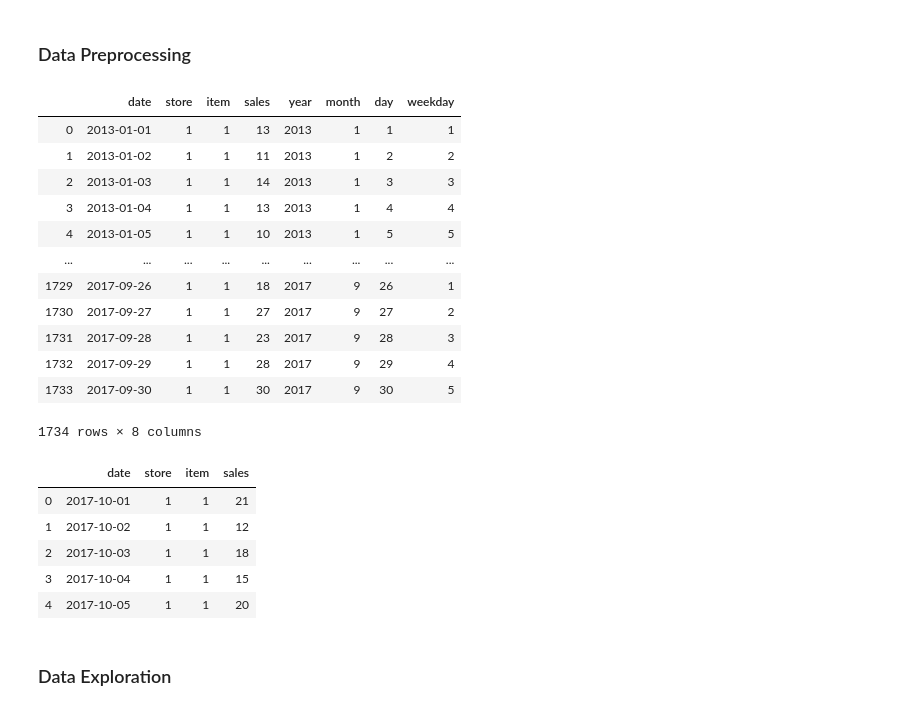
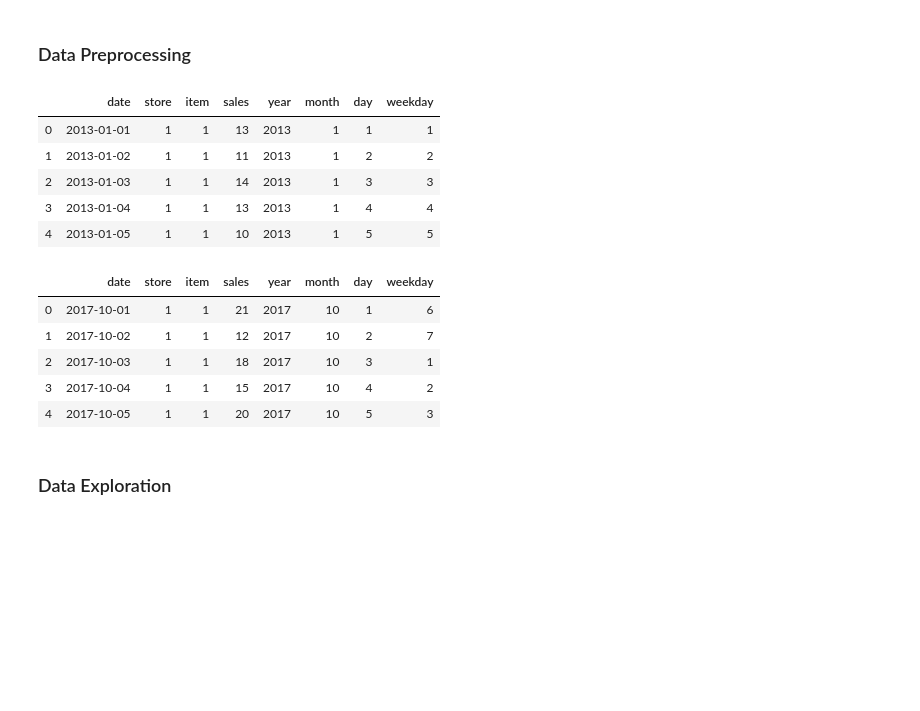
Before and after one commit to akshitvjain/product-sales-forecasting, a Jupyter notebook: notebook-sales-demand-forecasting.ipynb, the cells around one changed output. Saved outputs shown, nothing was run; the diff lists cells and outputs as text; code cells hidden in the pictures; blank space fills up the shorter version.

Commit message:
regression feature selection

```diff
--- a/notebook-sales-demand-forecasting.ipynb
+++ b/notebook-sales-demand-forecasting.ipynb
@@ -52,47 +54,39 @@ dtype: int64
 # %%
 # Filter records for store 1 and item 1 -> to be able to scale to other items in the future
 df = df[df['store'] == 1]
 df = df[df['item'] == 1]
 
 df['date'] = pd.to_datetime(df['date'], format='%Y-%m-%d') # convert date column to datatime object
 
+# Create Date-related Features to be used for EDA and Supervised ML: Regression
+df['year'] = df['date'].dt.year
+df['month'] = df['date'].dt.month
+df['day'] = df['date'].dt.day
+df['weekday'] = df['date'].dt.weekday
+df['weekday'] = np.where(df.weekday == 0, 7, df.weekday)
+
 # Split the series to predict the last 3 months of 2017
 temp_df = df.set_index('date')
-
 train_df = temp_df.loc[:'2017-09-30'].reset_index(drop=False)
 test_df = temp_df.loc['2017-10-01':].reset_index(drop=False)
 
-# Create Date-related Features to be used for EDA and Supervised ML: Regression
-train_df['year'] = train_df['date'].dt.year
-train_df['month'] = train_df['date'].dt.month
-train_df['day'] = train_df['date'].dt.day
-train_df['weekday'] = train_df['date'].dt.weekday
-train_df['weekday'] = np.where(train_df.weekday == 0, 7, train_df.weekday)
-
-train_df
+train_df.head()
 # %% [output]
 |  | date | store | item | sales | year | month | day | weekday |
 | 0 | 2013-01-01 | 1 | 1 | 13 | 2013 | 1 | 1 | 1 |
 | 1 | 2013-01-02 | 1 | 1 | 11 | 2013 | 1 | 2 | 2 |
 | 2 | 2013-01-03 | 1 | 1 | 14 | 2013 | 1 | 3 | 3 |
 | 3 | 2013-01-04 | 1 | 1 | 13 | 2013 | 1 | 4 | 4 |
 | 4 | 2013-01-05 | 1 | 1 | 10 | 2013 | 1 | 5 | 5 |
-| ... | ... | ... | ... | ... | ... | ... | ... | ... |
-| 1729 | 2017-09-26 | 1 | 1 | 18 | 2017 | 9 | 26 | 1 |
-| 1730 | 2017-09-27 | 1 | 1 | 27 | 2017 | 9 | 27 | 2 |
-| 1731 | 2017-09-28 | 1 | 1 | 23 | 2017 | 9 | 28 | 3 |
-| 1732 | 2017-09-29 | 1 | 1 | 28 | 2017 | 9 | 29 | 4 |
-| 1733 | 2017-09-30 | 1 | 1 | 30 | 2017 | 9 | 30 | 5 |
-1734 rows × 8 columns
 # %%
 test_df.head()
 # %% [output]
-|  | date | store | item | sales |
-| 0 | 2017-10-01 | 1 | 1 | 21 |
-| 1 | 2017-10-02 | 1 | 1 | 12 |
-| 2 | 2017-10-03 | 1 | 1 | 18 |
-| 3 | 2017-10-04 | 1 | 1 | 15 |
-| 4 | 2017-10-05 | 1 | 1 | 20 |
+|  | date | store | item | sales | year | month | day | weekday |
+| 0 | 2017-10-01 | 1 | 1 | 21 | 2017 | 10 | 1 | 6 |
+| 1 | 2017-10-02 | 1 | 1 | 12 | 2017 | 10 | 2 | 7 |
+| 2 | 2017-10-03 | 1 | 1 | 18 | 2017 | 10 | 3 | 1 |
+| 3 | 2017-10-04 | 1 | 1 | 15 | 2017 | 10 | 4 | 2 |
+| 4 | 2017-10-05 | 1 | 1 | 20 | 2017 | 10 | 5 | 3 |
 # %% [markdown]
 ### Data Exploration
 # %%
```
Also changed, not shown: parts of 10 cells of this notebook.
